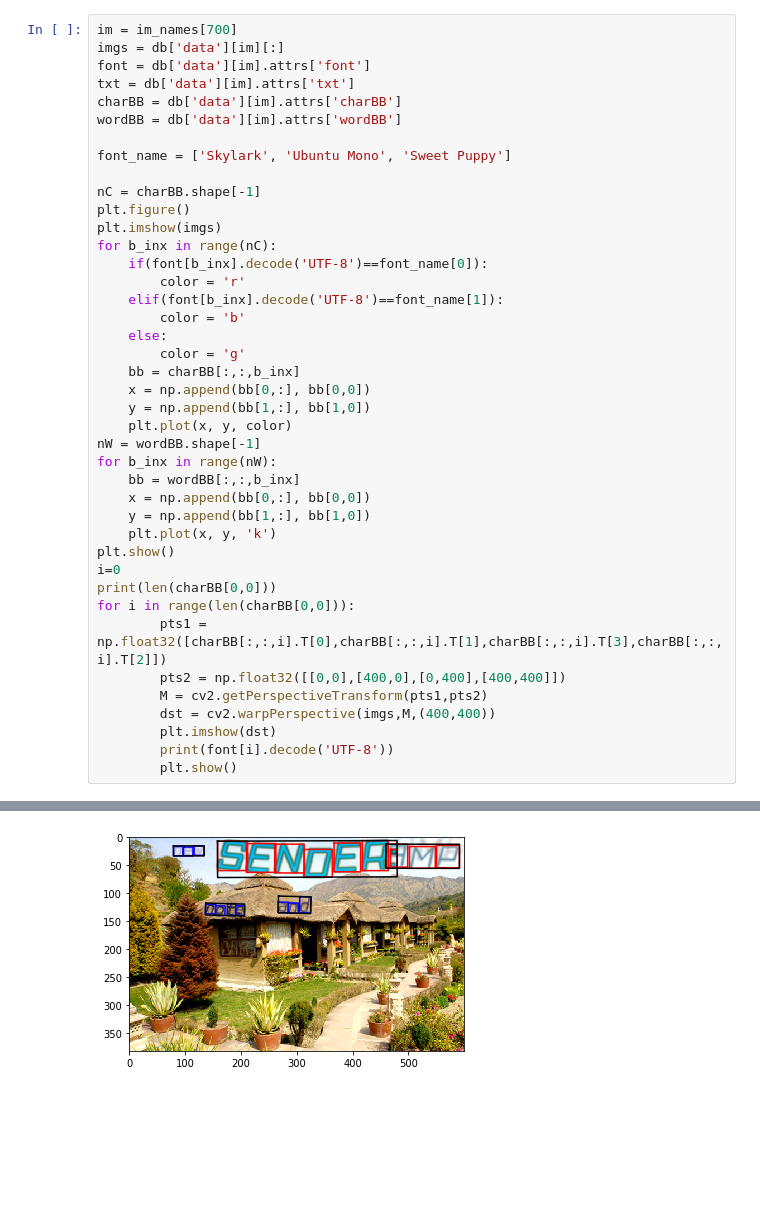
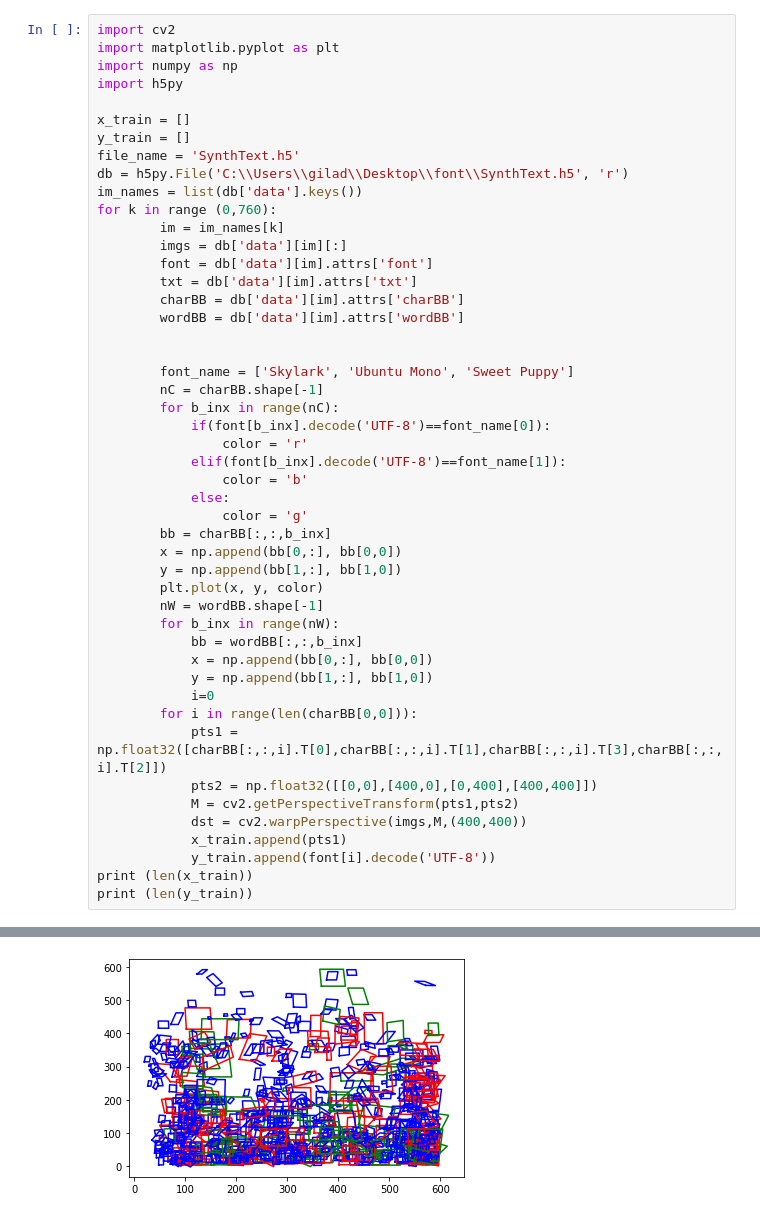
Before and after one commit to ggatzmoni/font, a Jupyter notebook: from photo to font.ipynb, the cells around one changed output, grey strips where cells are left out. Cells and saved outputs as stored; diff of their text form; blank space fills up the shorter version.

```diff
--- a/from photo to font.ipynb
+++ b/from photo to font.ipynb
@@ -24,42 +1,49 @@ im_names = list(db['data'].keys())
 # %%
-im = im_names[700]
-imgs = db['data'][im][:]
-font = db['data'][im].attrs['font']
-txt = db['data'][im].attrs['txt']
-charBB = db['data'][im].attrs['charBB']
-wordBB = db['data'][im].attrs['wordBB']
+import cv2
+import matplotlib.pyplot as plt
+import numpy as np
+import h5py
 
-font_name = ['Skylark', 'Ubuntu Mono', 'Sweet Puppy']
+x_train = []
+y_train = []
+file_name = 'SynthText.h5'
+db = h5py.File('C:\\Users\\gilad\\Desktop\\font\\SynthText.h5', 'r')
+im_names = list(db['data'].keys())
+for k in range (0,760):
+        im = im_names[k]
+        imgs = db['data'][im][:]
+        font = db['data'][im].attrs['font']
+        txt = db['data'][im].attrs['txt']
+        charBB = db['data'][im].attrs['charBB']
+        wordBB = db['data'][im].attrs['wordBB']
 
-nC = charBB.shape[-1]
-plt.figure()
-plt.imshow(imgs)
-for b_inx in range(nC):
-    if(font[b_inx].decode('UTF-8')==font_name[0]):
-        color = 'r'
-    elif(font[b_inx].decode('UTF-8')==font_name[1]):
-        color = 'b'
-    else:
-        color = 'g'
-    bb = charBB[:,:,b_inx]
-    x = np.append(bb[0,:], bb[0,0])
-    y = np.append(bb[1,:], bb[1,0])
-    plt.plot(x, y, color)
-nW = wordBB.shape[-1]
-for b_inx in range(nW):
-    bb = wordBB[:,:,b_inx]
-    x = np.append(bb[0,:], bb[0,0])
-    y = np.append(bb[1,:], bb[1,0])
-    plt.plot(x, y, 'k')
-plt.show()
-i=0
-print(len(charBB[0,0]))
-for i in range(len(charBB[0,0])):
-        pts1 = np.float32([charBB[:,:,i].T[0],charBB[:,:,i].T[1],charBB[:,:,i].T[3],charBB[:,:,i].T[2]])
-        pts2 = np.float32([[0,0],[400,0],[0,400],[400,400]])
-        M = cv2.getPerspectiveTransform(pts1,pts2)
-        dst = cv2.warpPerspective(imgs,M,(400,400))
-        plt.imshow(dst)
-        print(font[i].decode('UTF-8'))
-        plt.show()
+
+        font_name = ['Skylark', 'Ubuntu Mono', 'Sweet Puppy']
+        nC = charBB.shape[-1]
+        for b_inx in range(nC):
+            if(font[b_inx].decode('UTF-8')==font_name[0]):
+                color = 'r'
+            elif(font[b_inx].decode('UTF-8')==font_name[1]):
+                color = 'b'
+            else:
+                color = 'g'
+        bb = charBB[:,:,b_inx]
+        x = np.append(bb[0,:], bb[0,0])
+        y = np.append(bb[1,:], bb[1,0])
+        plt.plot(x, y, color)
+        nW = wordBB.shape[-1]
+        for b_inx in range(nW):
+            bb = wordBB[:,:,b_inx]
+            x = np.append(bb[0,:], bb[0,0])
+            y = np.append(bb[1,:], bb[1,0])
+            i=0
+        for i in range(len(charBB[0,0])):
+            pts1 = np.float32([charBB[:,:,i].T[0],charBB[:,:,i].T[1],charBB[:,:,i].T[3],charBB[:,:,i].T[2]])
+            pts2 = np.float32([[0,0],[400,0],[0,400],[400,400]])
+            M = cv2.getPerspectiveTransform(pts1,pts2)
+            dst = cv2.warpPerspective(imgs,M,(400,400))
+            x_train.append(pts1)
+            y_train.append(font[i].decode('UTF-8'))
+print (len(x_train))
+print (len(y_train))
 # %% [output]
@@ -66 +52 @@ for i in range(len(charBB[0,0])):
-[figure, old version]
+[figure, new version]
```
Also changed, not shown: parts of 12 cells of this notebook.
